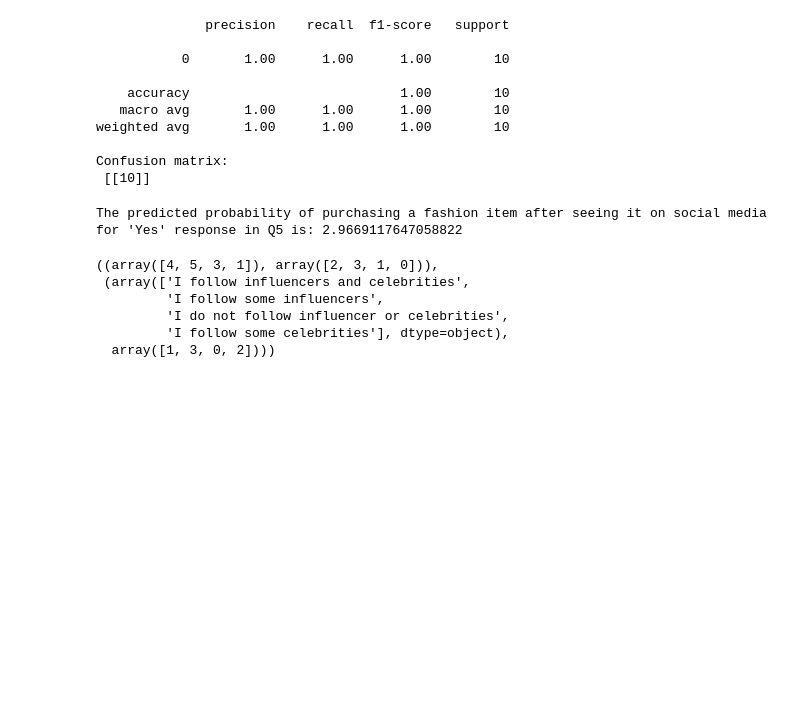
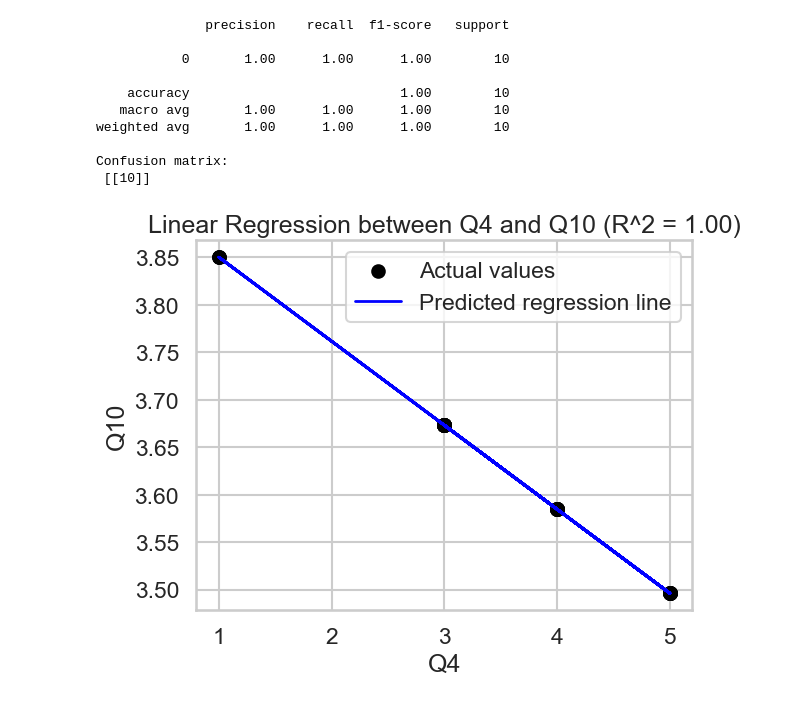
Before and after one commit to serrabayraktar/cs210, a Jupyter notebook: cs210project.ipynb, the cells around one changed output. Drawn from its saved outputs; the diff is of its cells as text; code cells hidden in the pictures; blank space fills up the shorter version.

```diff
--- a/cs210project.ipynb
+++ b/cs210project.ipynb
@@ -202,43 +178,21 @@ weighted avg       1.00      1.00      1.00        10
 
 Confusion matrix:
  [[10]]
-# %%
-# Modeli kurduktan ve eğittikten sonra, bazı tahminler yapalım
-# Örneğin, Q5 için 'Yes' (1 olarak kodlanmış) yanıtını veren kullanıcılar için Q7 tahminleri yapalım
-
-# Tahmin yapmak istediğimiz girdileri bir numpy array olarak oluşturalım
-# Burada tüm girdiler 'Yes' olduğu için hepsine 1 değerini veriyoruz
-sample_input = np.array([1])  # Örnek olarak sadece bir girdi
-
-# Modeli kullanarak tahmin yapma
-predicted_output = model.predict(sample_input.reshape(-1, 1))
-
-# Tahmin edilen çıktıyı yazdırma
-print(f"The predicted probability of purchasing a fashion item after seeing it on social media for 'Yes' response in Q5 is: {predicted_output[0]}")
-# %% [output]
-The predicted probability of purchasing a fashion item after seeing it on social media for 'Yes' response in Q5 is: 2.9669117647058822
-# %%
-from sklearn.preprocessing import LabelEncoder
-
-# Initialize label encoders
-le_q4 = LabelEncoder()
-le_q9 = LabelEncoder()
-
-# Encode Q4 and Q9 responses
-df['Q4_encoded'] = le_q4.fit_transform(df['Q4'])
-df['Q9_encoded'] = le_q9.fit_transform(df['Q9'])
-
-# Display unique values for original and encoded responses
-unique_q4 = df['Q4'].unique()
-unique_q4_encoded = df['Q4_encoded'].unique()
-unique_q9 = df['Q9'].unique()
-unique_q9_encoded = df['Q9_encoded'].unique()
-
-(unique_q4, unique_q4_encoded), (unique_q9, unique_q9_encoded)
-# %% [output]
-((array([4, 5, 3, 1]), array([2, 3, 1, 0])),
- (array(['I follow influencers and celebrities',
-         'I follow some influencers',
-         'I do not follow influencer or celebrities',
-         'I follow some celebrities'], dtype=object),
-  array([1, 3, 0, 2])))
+# %%
+import pandas as pd
+import matplotlib.pyplot as plt
+from sklearn.linear_model import LinearRegression
+model = LinearRegression()
+model.fit(df[['Q4']], df['Q10'])
+df['Q10'] = model.predict(df[['Q4']])
+r2 = model.score(df[['Q4']], df['Q10'])
+plt.scatter(df['Q4'], df['Q10'], color='black', label='Actual values')
+plt.plot(df['Q4'], df['Q10'], color='blue', linewidth=2, label='Predicted regression line')
+
+plt.xlabel('Q4')
+plt.ylabel('Q10')
+plt.title(f'Linear Regression between Q4 and Q10 (R^2 = {r2:.2f})')
+plt.legend()
+plt.show()
+# %% [output]
+[figure, added]
```
Also changed, not shown: parts of 15 cells of this notebook.
